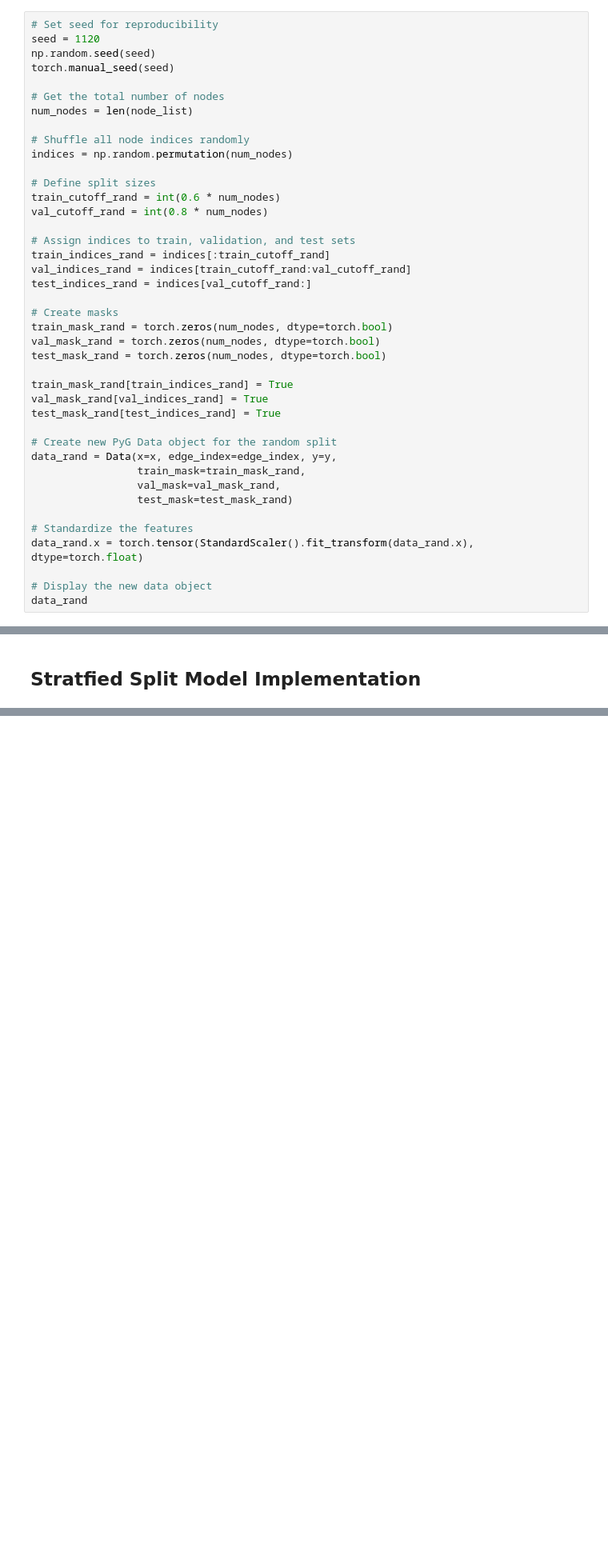
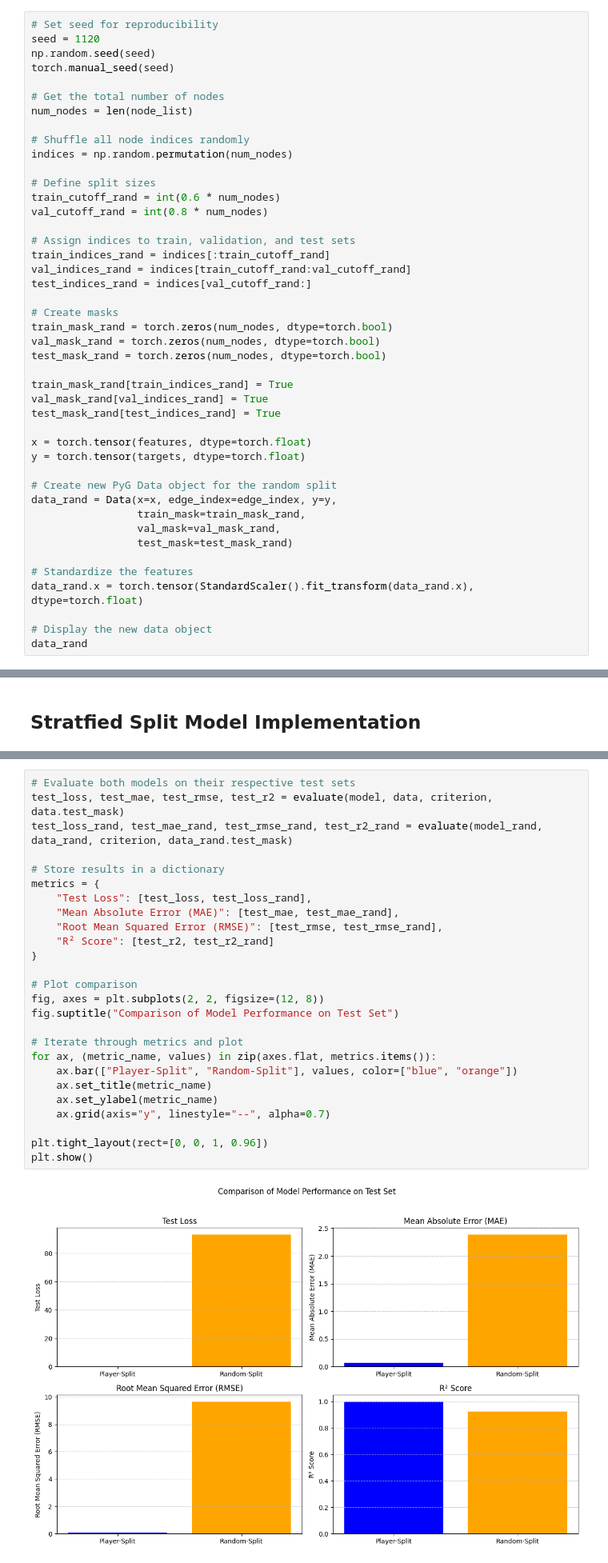
Before and after one commit to Moodys19/knowledge_graphs_portfolio, a Jupyter notebook: graph_neural_network.ipynb, the cells around one changed output, grey strips where cells are left out. Shown: that part at 80% size. Cells and saved outputs as stored; diff of their text form; blank space fills up the shorter version.

Commit message:
add evaluation plots

```diff
--- a/graph_neural_network.ipynb
+++ b/graph_neural_network.ipynb
@@ -219,6 +220,9 @@ train_mask_rand[train_indices_rand] = True
 val_mask_rand[val_indices_rand] = True
 test_mask_rand[test_indices_rand] = True
 
+x = torch.tensor(features, dtype=torch.float)
+y = torch.tensor(targets, dtype=torch.float)
+
 # Create new PyG Data object for the random split
 data_rand = Data(x=x, edge_index=edge_index, y=y,
                  train_mask=train_mask_rand,
@@ -563,0 +576,28 @@ evaluations
+# %%
+# Evaluate both models on their respective test sets
+test_loss, test_mae, test_rmse, test_r2 = evaluate(model, data, criterion, data.test_mask)
+test_loss_rand, test_mae_rand, test_rmse_rand, test_r2_rand = evaluate(model_rand, data_rand, criterion, data_rand.test_mask)
+
+# Store results in a dictionary
+metrics = {
+    "Test Loss": [test_loss, test_loss_rand],
+    "Mean Absolute Error (MAE)": [test_mae, test_mae_rand],
+    "Root Mean Squared Error (RMSE)": [test_rmse, test_rmse_rand],
+    "R² Score": [test_r2, test_r2_rand]
+}
+
+# Plot comparison
+fig, axes = plt.subplots(2, 2, figsize=(12, 8))
+fig.suptitle("Comparison of Model Performance on Test Set")
+
+# Iterate through metrics and plot
+for ax, (metric_name, values) in zip(axes.flat, metrics.items()):
+    ax.bar(["Player-Split", "Random-Split"], values, color=["blue", "orange"])
+    ax.set_title(metric_name)
+    ax.set_ylabel(metric_name)
+    ax.grid(axis="y", linestyle="--", alpha=0.7)
+
+plt.tight_layout(rect=[0, 0, 1, 0.96])
+plt.show()
+# %% [output]
+[figure, added]
```
Also changed, not shown: parts of 10 cells of this notebook.
